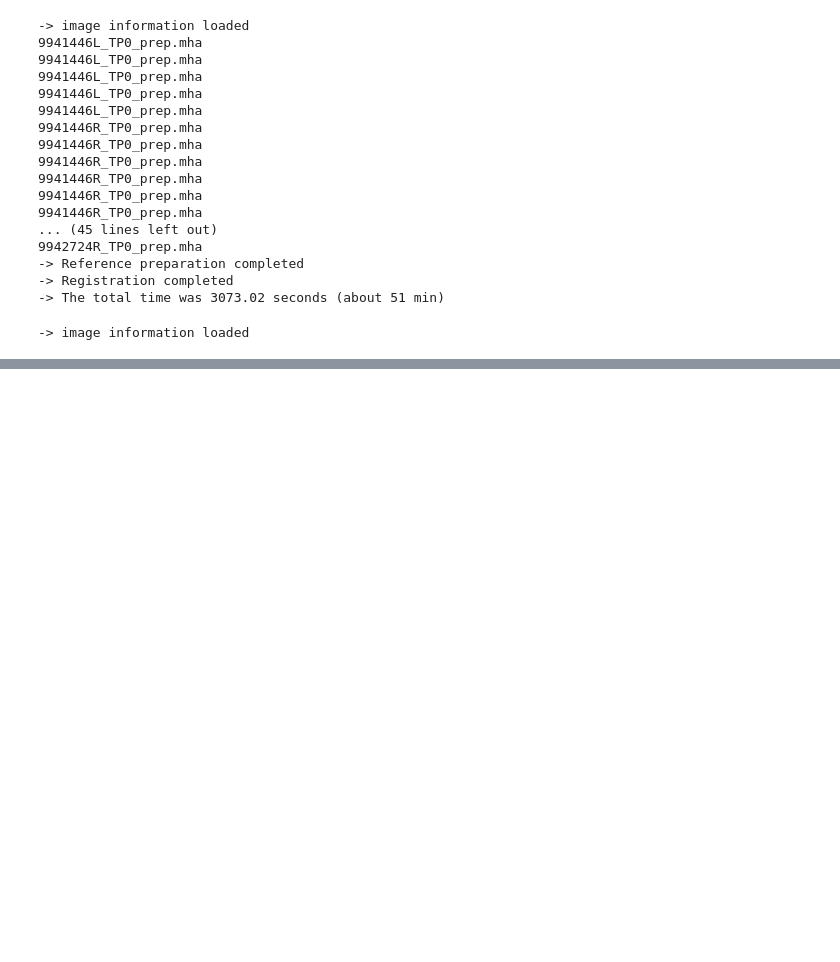
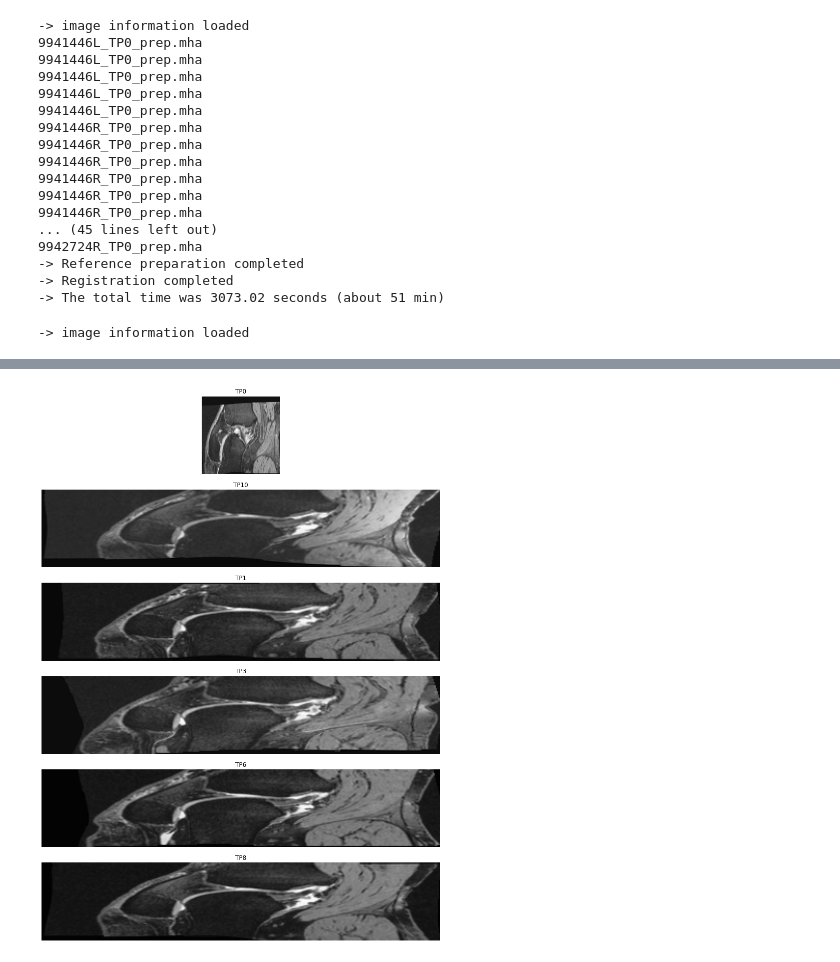
Before and after one commit to Liang-ZX/OAI-registration, a Jupyter notebook: pykneer-yg/pykneer/notebooks/main.ipynb, the cells around one changed output, grey strips where cells are left out. Cells and saved outputs as stored; diff of their text form; code cells hidden in the pictures; blank space fills up the shorter version.

```diff
--- a/pykneer-yg/pykneer/notebooks/main.ipynb
+++ b/pykneer-yg/pykneer/notebooks/main.ipynb
@@ -256,0 +250,4 @@ show_registered_images(image_data)
+# %%
+show_registered_images('9941446L')
+# %% [output]
+[figure, added]
```
Also changed, not shown: parts of 3 cells of this notebook.
